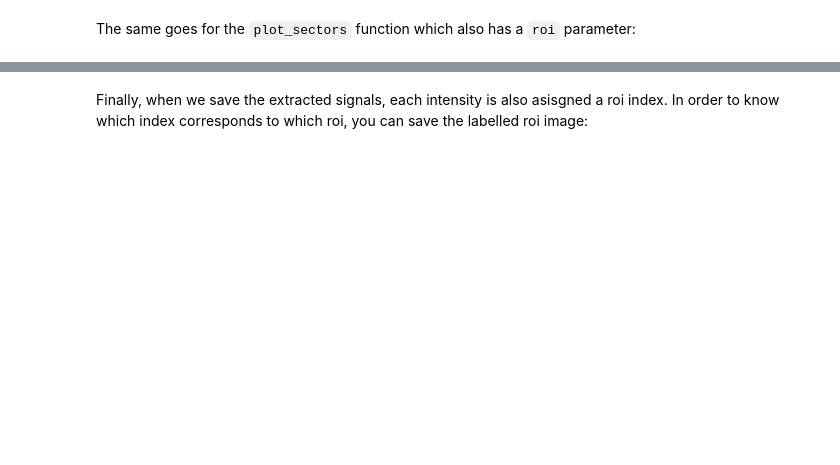
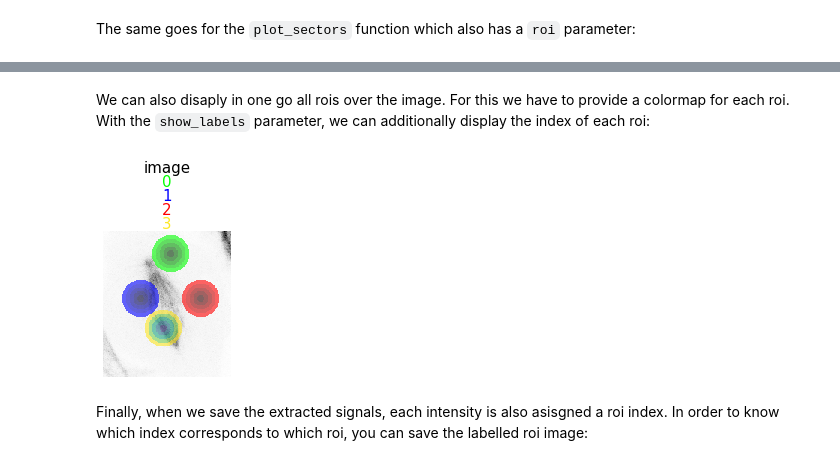
Before and after one commit to guiwitz/roidynamics, a Jupyter notebook: notebooks/multi_roi.ipynb, the cells around one changed output, grey strips where cells are left out. Cells and saved outputs as stored; diff of their text form; code cells hidden in the pictures; blank space fills up the shorter version.

````diff
--- a/notebooks/multi_roi.ipynb
+++ b/notebooks/multi_roi.ipynb
@@ -109,2 +118,10 @@ splitmask.plot_sectors(image, radius_labels, time=10, roi=1, cmap=cmap_rad, chan
+# %% [markdown]
+We can also disaply in one go all rois over the image. For this we have to provide a colormap for each roi. With the ```show_labels``` parameter, we can additionally display the index of each roi:
+# %%
+cmaps = ['pure_green', 'pure_blue', 'pure_red', 'viridis']
+splitmask.plot_sectors(image, radius_labels, channel=image.channel_name[1],
+                       im_cmap='Greys', cmap=cmaps, alpha=0.6, show_labels=True);
+# %% [output]
+[figure, added]
 # %% [markdown]
 Finally, when we save the extracted signals, each intensity is also asisgned a roi index. In order to know which index corresponds to which roi, you can save the labelled roi image:
````
Also changed, not shown: parts of 11 cells of this notebook, 1 other file.
